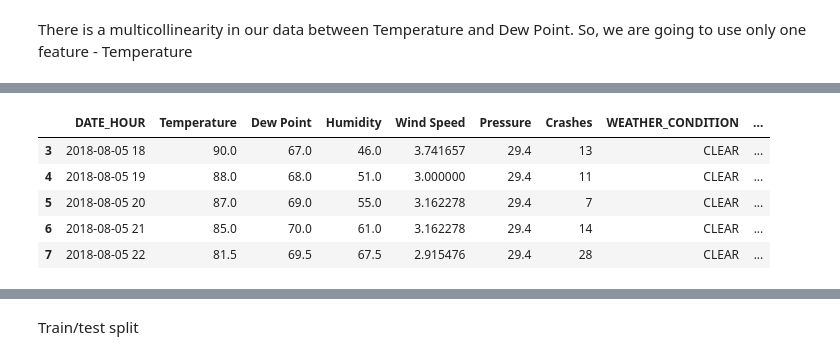
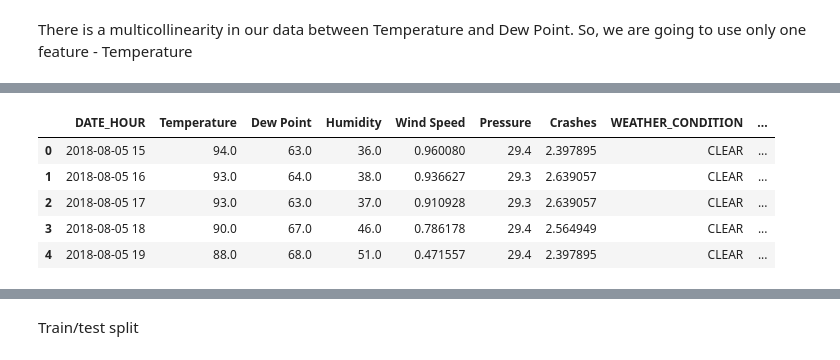
Before and after one commit to natalipivnitskaya/Metis-Bootcamp, a Jupyter notebook: projects/02-luther/Feature_engineering_and_Modeling.ipynb, the cells around one changed output, grey strips where cells are left out. Drawn from its saved outputs; the diff is of its cells as text; code cells hidden in the pictures.

```diff
--- a/projects/02-luther/Feature_engineering_and_Modeling.ipynb
+++ b/projects/02-luther/Feature_engineering_and_Modeling.ipynb
@@ -46,4 +53,4 @@ Change format for 'CRASH_HOUR' and 'CRASH_DAY_OF_WEEK' from 'float' to 'category
 cat_variab['CRASH_HOUR'] = cat_variab['CRASH_HOUR'].astype('int').astype('category')
 cat_variab['CRASH_DAY_OF_WEEK'] = cat_variab['CRASH_DAY_OF_WEEK'].astype('int').astype('category')
 # %%
-inc_cat_var = pd.merge(agg, cat_variab, on = 'DATE_HOUR')
+data_merged = pd.merge(data_agg, cat_variab, on = 'DATE_HOUR')
@@ -51,0 +91,2 @@ Plotting
+# %%
+data_merged['Crashes'] = np.log(data_merged['Crashes'])
@@ -75,0 +116,9 @@ y = inc_cat_var.loc[:,['Crashes']].apply(np.log)
+# %%
+size = len(data_merged['Wind Speed'])-1
+plt.figure(figsize = (15, 5))
+plt.subplot(1, 2, 1)
+plt.hist(data_merged['Wind Speed'], 20, density=False, align='mid', color='#607c8e')
+plt.title('Wind Speed Distribution without transormation')
+plt.subplot(1, 2, 2)
+plt.hist(data_merged['Wind Speed'].rank(method='min').apply(lambda x: (x-1)/size), 20, density=False, align='mid', color='#607c8e')
+plt.title('Wind Speed Distribution with transformation')
@@ -75,0 +128,2 @@ y = inc_cat_var.loc[:,['Crashes']].apply(np.log)
+# %%
+data_merged['Wind Speed'] = data_merged['Wind Speed'].rank(method='min').apply(lambda x: (x-1)/size)
@@ -82,10 +141,10 @@ sns.pairplot(inc_cat_var);
 # %%
-inc_cat_var.head()
+data_merged.head()
 # %% [output]
 |  | DATE_HOUR | Temperature | Dew Point | Humidity | Wind Speed | Pressure | Crashes | WEATHER_CONDITION | ... |
-| 3 | 2018-08-05 18 | 90.0 | 67.0 | 46.0 | 3.741657 | 29.4 | 13 | CLEAR | ... |
-| 4 | 2018-08-05 19 | 88.0 | 68.0 | 51.0 | 3.000000 | 29.4 | 11 | CLEAR | ... |
-| 5 | 2018-08-05 20 | 87.0 | 69.0 | 55.0 | 3.162278 | 29.4 | 7 | CLEAR | ... |
-| 6 | 2018-08-05 21 | 85.0 | 70.0 | 61.0 | 3.162278 | 29.4 | 14 | CLEAR | ... |
-| 7 | 2018-08-05 22 | 81.5 | 69.5 | 67.5 | 2.915476 | 29.4 | 28 | CLEAR | ... |
+| 0 | 2018-08-05 15 | 94.0 | 63.0 | 36.0 | 0.960080 | 29.4 | 2.397895 | CLEAR | ... |
+| 1 | 2018-08-05 16 | 93.0 | 64.0 | 38.0 | 0.936627 | 29.3 | 2.639057 | CLEAR | ... |
+| 2 | 2018-08-05 17 | 93.0 | 63.0 | 37.0 | 0.910928 | 29.3 | 2.639057 | CLEAR | ... |
+| 3 | 2018-08-05 18 | 90.0 | 67.0 | 46.0 | 0.786178 | 29.4 | 2.564949 | CLEAR | ... |
+| 4 | 2018-08-05 19 | 88.0 | 68.0 | 51.0 | 0.471557 | 29.4 | 2.397895 | CLEAR | ... |
 # %%
```
Also changed, not shown: parts of 92 cells of this notebook.
